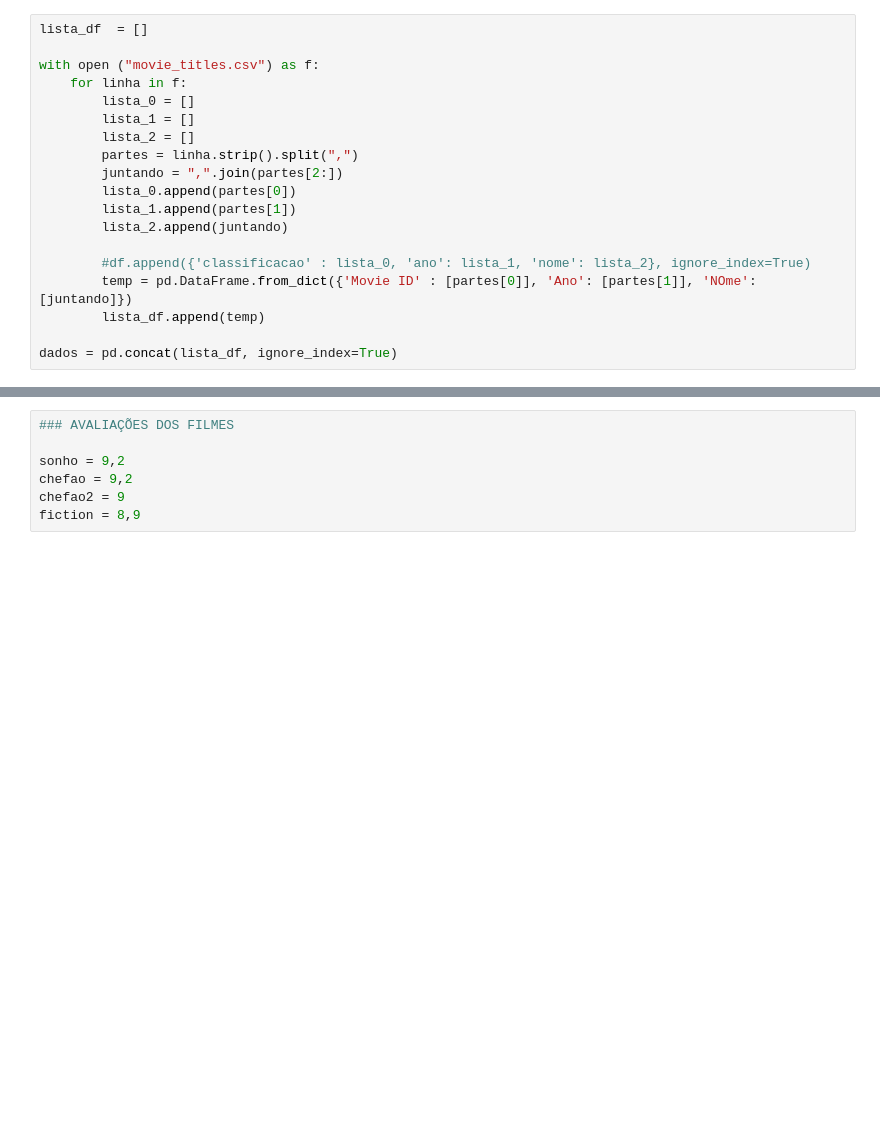
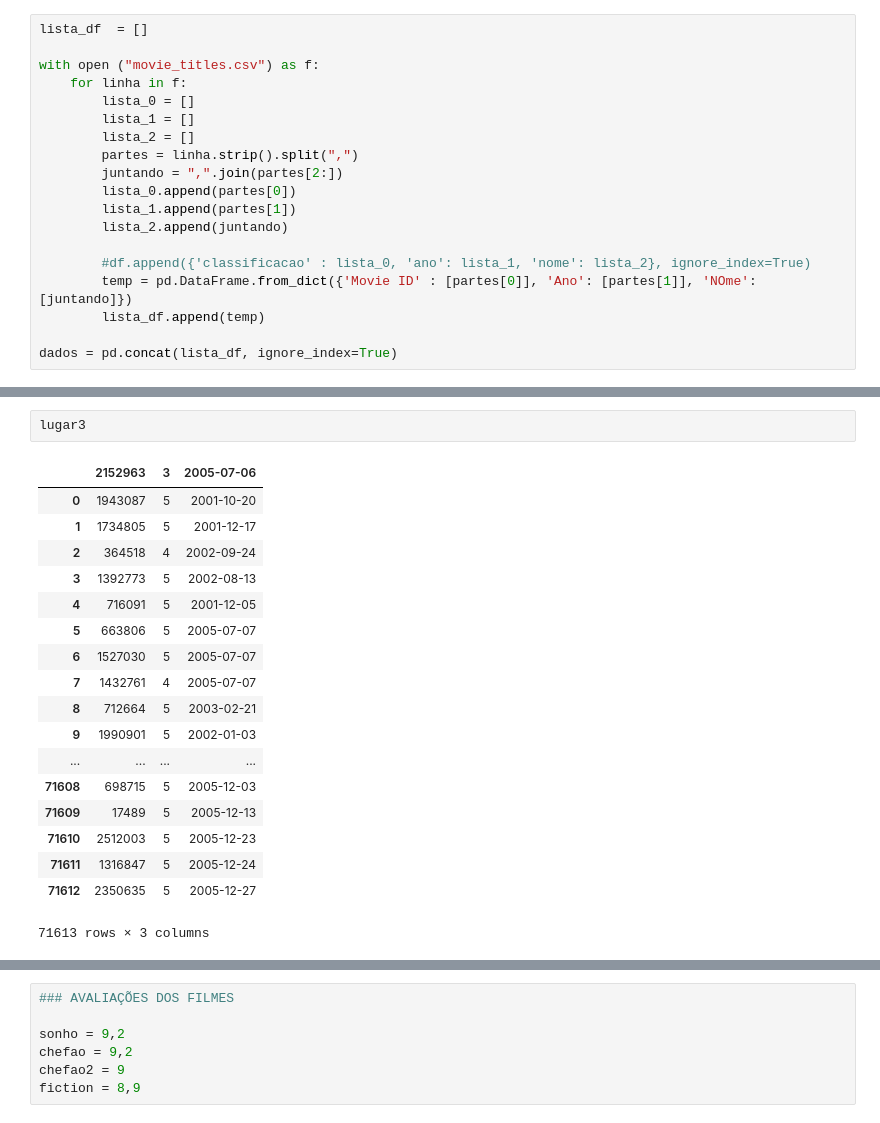
Before and after one commit to rodrigogatti/cienciadosdadosP3, a Jupyter notebook: Avaliação Netflix NOVA.ipynb, the cells around one changed output, grey strips where cells are left out. Cells and saved outputs as stored; diff of their text form; blank space fills up the shorter version.

```diff
--- a/Avaliação Netflix NOVA.ipynb
+++ b/Avaliação Netflix NOVA.ipynb
@@ -37,0 +208,21 @@ dados = pd.concat(lista_df, ignore_index=True)
+# %%
+lugar3
+# %% [output]
+|  | 2152963 | 3 | 2005-07-06 |
+| 0 | 1943087 | 5 | 2001-10-20 |
+| 1 | 1734805 | 5 | 2001-12-17 |
+| 2 | 364518 | 4 | 2002-09-24 |
+| 3 | 1392773 | 5 | 2002-08-13 |
+| 4 | 716091 | 5 | 2001-12-05 |
+| 5 | 663806 | 5 | 2005-07-07 |
+| 6 | 1527030 | 5 | 2005-07-07 |
+| 7 | 1432761 | 4 | 2005-07-07 |
+| 8 | 712664 | 5 | 2003-02-21 |
+| 9 | 1990901 | 5 | 2002-01-03 |
+| ... | ... | ... | ... |
+| 71608 | 698715 | 5 | 2005-12-03 |
+| 71609 | 17489 | 5 | 2005-12-13 |
+| 71610 | 2512003 | 5 | 2005-12-23 |
+| 71611 | 1316847 | 5 | 2005-12-24 |
+| 71612 | 2350635 | 5 | 2005-12-27 |
+71613 rows × 3 columns
```
Also changed, not shown: parts of 53 cells of this notebook, 4 other files.
